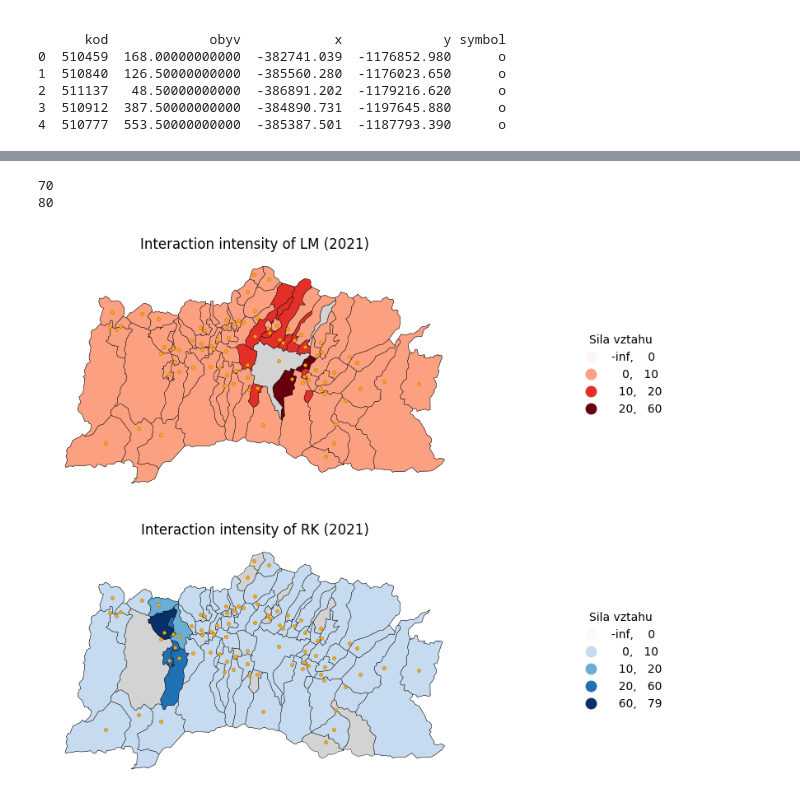
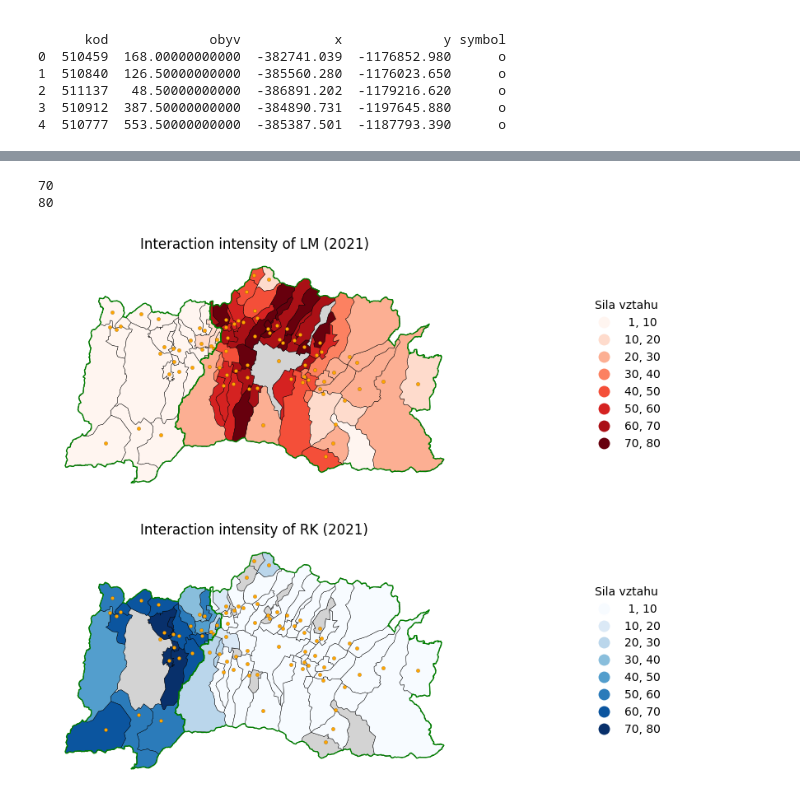
Before and after one commit to dbelohonov/maps_liptov, a Jupyter notebook: notebooks/comparison.ipynb, the cells around one changed output, grey strips where cells are left out. Cells and saved outputs as stored; diff of their text form; code cells hidden in the pictures.

Commit message:
Interaction maps and plots added

```diff
--- a/notebooks/comparison.ipynb
+++ b/notebooks/comparison.ipynb
@@ -16,6 +16,7 @@ commute01 = pd.read_csv(r"../data/dochadzka_zamestnanie_sodb_2001.csv", sep=";")
 
 obce = gpd.read_file(r"../data/liptov_obce.csv", encoding = "windows-1250")
 map2 = gpd.read_file(r"../data/geo/liptov.shp")
+okresy = gpd.read_file(r"../data/geo/liptov_okresy.shp")
 lipt_colors = pd.read_csv(r"../data/colors.csv", sep=";")
 map2.drop(columns = ["DOW", "FACC", "IDN3", "NM3", "IDN2", "NM2", "NUTS1", "NUTS1_CODE", "NUTS2", "NUTS2_CODE", "NUTS3", "NUTS3_CODE", "LAU1", "LAU1_CODE", "LAU2", "LAU2_CODE", "VYMERA", "Shape_Area", "Shape_Leng"], inplace = True)
 commute11 = (commute11).rename(columns = {"obecA": "obecA", "obecB": "obecB", "POCET": "pocet11"})
@@ -672,7 +697,7 @@ distmap21 = distmap21.merge(
     how = "left"
 ).fillna(0)
 distmap21 = distmap21[distmap21["obecA"] != distmap21["obecB"]]
-distmap21["strength"] = ((distmap21["pocet"]/distmap21["spolu21"]*100)/distmap21["vzdialenost_km"]**2)*10
+distmap21["intensity"] = distmap21["pocet"]/distmap21["spolu21"]*100
 distmap21 = gpd.GeoDataFrame(distmap21, geometry = "geometry")
 # print(distmap01.shape[0])
 dist_lm_21 = (
@@ -686,7 +711,7 @@ print(dist_lm_21.shape[0])
 plt.figure(figsize = (11.69, 8.27))
 # ------------------------------ Gravity force of LM ------------------------------
 plt.subplot(2, 1, 1)
-dist_lm_21["interval"] = pd.cut(dist_lm_21["strength"], bins = distance_bins, include_lowest = False, labels = False)
+dist_lm_21["interval"] = pd.cut(dist_lm_21["intensity"], bins = distance_bins, include_lowest = False, labels = False)
 map2.plot(
     ax = plt.gca(),
     color = "lightgray",
@@ -695,7 +720,7 @@ map2.plot(
 )
 dist_lm_21.plot(
     ax = plt.gca(),
-    column = "strength",
+    column = "intensity",
     cmap = "Reds",
     legend = True,
     edgecolor = "black",
@@ -717,12 +742,18 @@ obce_gdf.plot(
     edgecolor = "black",
     linewidth = 0.1
 )
+okresy.plot(
+    ax = plt.gca(),
+    color = "none",
+    edgecolor = "green",
+    linewidth = 1.0
+)
 plt.title("Interaction intensity of LM (2021)")
 plt.axis(False)
 
 # ------------------------------ Gravity force of RK ------------------------------
 plt.subplot(2, 1, 2)
-dist_rk_21["interval"] = pd.cut(dist_rk_21["strength"], bins = distance_bins, include_lowest = False, labels = False)
+dist_rk_21["interval"] = pd.cut(dist_rk_21["intensity"], bins = distance_bins, include_lowest = False, labels = False)
 map2.plot(
     ax = plt.gca(),
     color = "lightgray",
@@ -731,36 +762,42 @@ map2.plot(
 )
 dist_rk_21.plot(
     ax = plt.gca(),
-    column = "strength",
+    column = "intensity",
     cmap = "Blues",
     legend = True,
     edgecolor = "black",
     linewidth = 0.3,
     scheme = "user_defined",
     classification_kwds = {"bins": distance_bins},
     legend_kwds = {
         "title": "Sila vztahu",
         "loc": "right",
         "fmt": "{:.0f}",
         "frameon": False,
         "bbox_to_anchor": (1.5, 0.5)
     }
 )
 obce_gdf.plot(
     ax = plt.gca(),
     color = "orange",
     markersize = 10.0,
     edgecolor = "black",
     linewidth = 0.1
 )
+okresy.plot(
+    ax = plt.gca(),
+    color = "none",
+    edgecolor = "green",
+    linewidth = 1.0
+)
 plt.title("Interaction intensity of RK (2021)")
 plt.axis(False)
-# plt.savefig("../result_maps/gravity/LM_RK_gravity_2021.pdf", format = "pdf", dpi = 300, bbox_inches = "tight")
+# plt.savefig("../result_maps/interaction/LM_RK_interaction_2021.pdf", format = "pdf", dpi = 300, bbox_inches = "tight")
 plt.show()
 # %% [output]
 70
 80
-[figure, old version]
+[figure, new version]
 # %%
 plt.figure(figsize = (11.69, 8.27))
 
```
Also changed, not shown: parts of 7 cells of this notebook, 10 other files.
